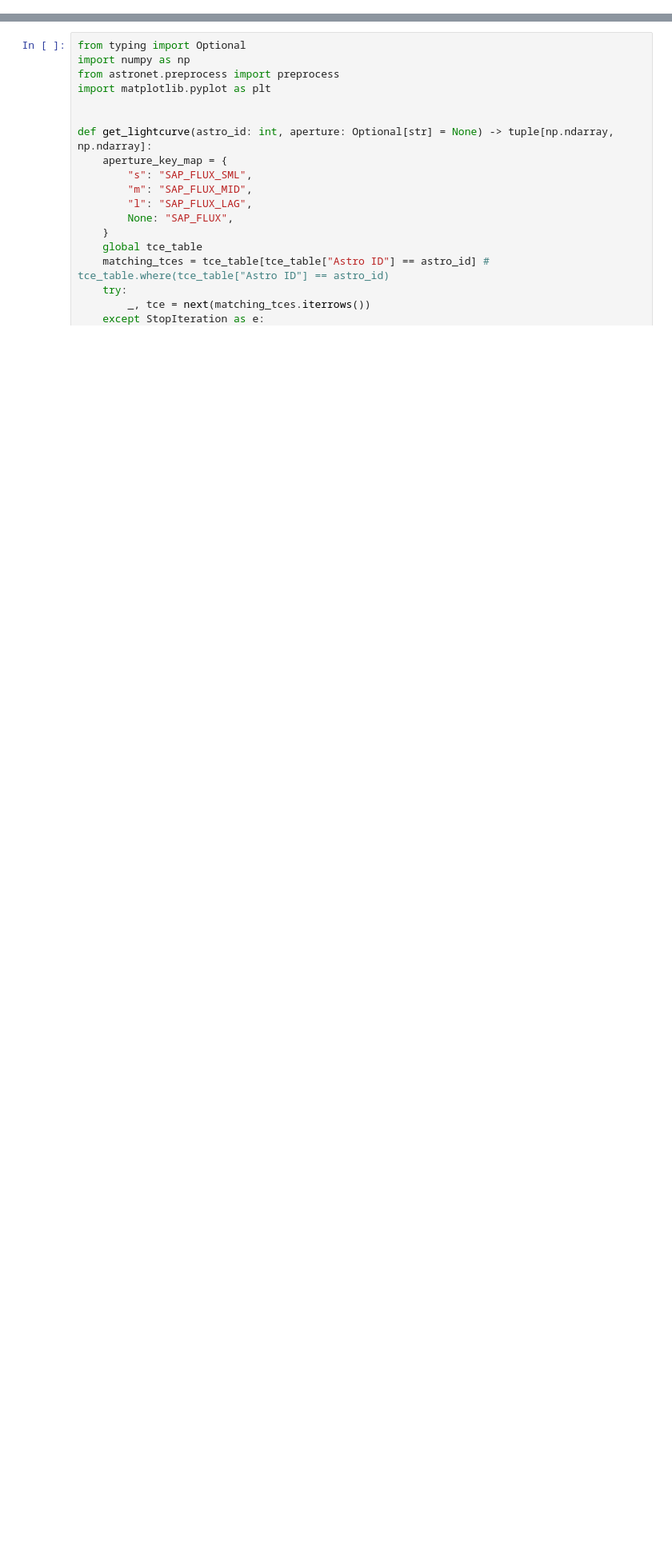
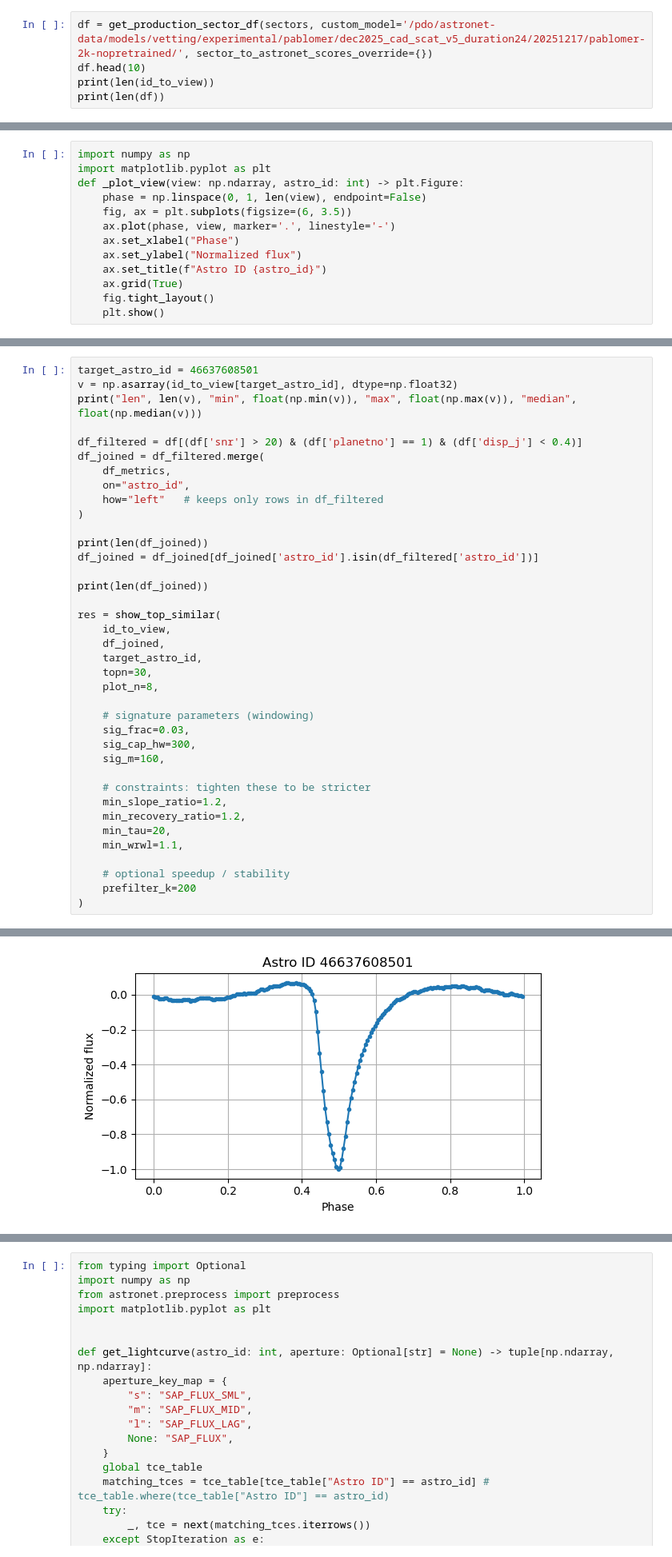
Before and after one commit to mit-kavli-institute/astronet-triage, a Jupyter notebook: similar_lightcurves.ipynb, the cells around one changed output, grey strips where cells are left out. Shown at 80% size. Drawn from its saved outputs; the diff is of its cells as text; blank space fills up the shorter version.

```diff
--- a/similar_lightcurves.ipynb
+++ b/similar_lightcurves.ipynb
@@ -22,0 +94,5 @@ print(num_tces)
+# %%
+df = get_production_sector_df(sectors, custom_model='/pdo/astronet-data/models/vetting/experimental/pablomer/dec2025_cad_scat_v5_duration24/20251217/pablomer-2k-nopretrained/', sector_to_astronet_scores_override={})
+df.head(10)
+print(len(id_to_view))
+print(len(df))
@@ -22,0 +129,13 @@ print(num_tces)
+# %%
+import numpy as np
+import matplotlib.pyplot as plt
+def _plot_view(view: np.ndarray, astro_id: int) -> plt.Figure:
+    phase = np.linspace(0, 1, len(view), endpoint=False)
+    fig, ax = plt.subplots(figsize=(6, 3.5))
+    ax.plot(phase, view, marker='.', linestyle='-')
+    ax.set_xlabel("Phase")
+    ax.set_ylabel("Normalized flux")
+    ax.set_title(f"Astro ID {astro_id}")
+    ax.grid(True)
+    fig.tight_layout()
+    plt.show()
@@ -22,0 +502,39 @@ print(num_tces)
+# %%
+target_astro_id = 46637608501
+v = np.asarray(id_to_view[target_astro_id], dtype=np.float32)
+print("len", len(v), "min", float(np.min(v)), "max", float(np.max(v)), "median", float(np.median(v)))
+
+df_filtered = df[(df['snr'] > 20) & (df['planetno'] == 1) & (df['disp_j'] < 0.4)]
+df_joined = df_filtered.merge(
+    df_metrics,
+    on="astro_id",
+    how="left"   # keeps only rows in df_filtered
+)
+
+print(len(df_joined))
+df_joined = df_joined[df_joined['astro_id'].isin(df_filtered['astro_id'])]
+
+print(len(df_joined))
+
+res = show_top_similar(
+    id_to_view,
+    df_joined,
+    target_astro_id,
+    topn=30,
+    plot_n=8,
+
+    # signature parameters (windowing)
+    sig_frac=0.03,
+    sig_cap_hw=300,
+    sig_m=160,
+
+    # constraints: tighten these to be stricter
+    min_slope_ratio=1.2,
+    min_recovery_ratio=1.2,
+    min_tau=20,
+    min_wrwl=1.1,
+
+    # optional speedup / stability
+    prefilter_k=200
+)
+# %% [output]
@@ -22,0 +558 @@ print(num_tces)
+[figure, added]
```
Also changed, not shown: parts of 21 cells of this notebook, 21 other files.
